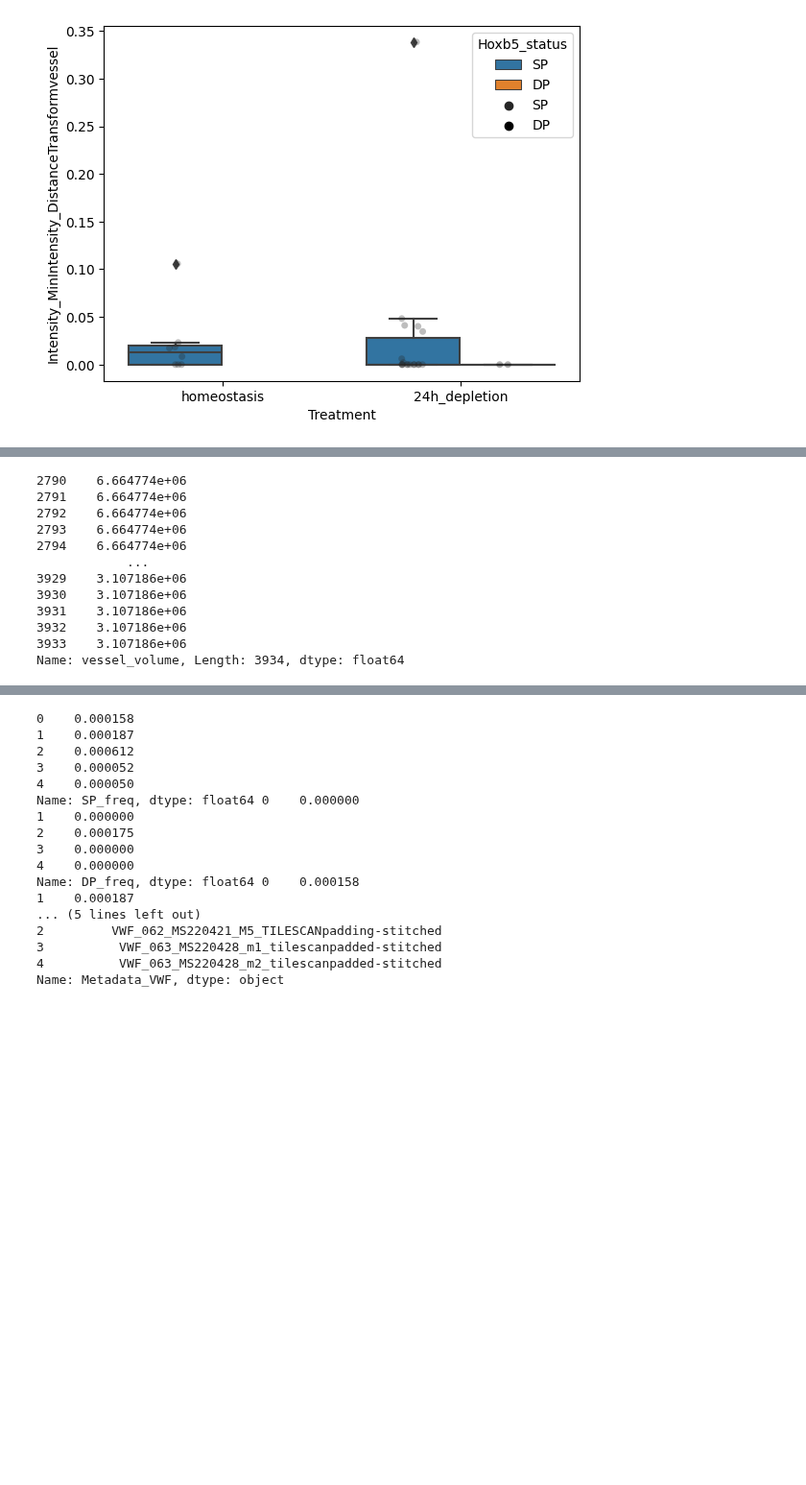
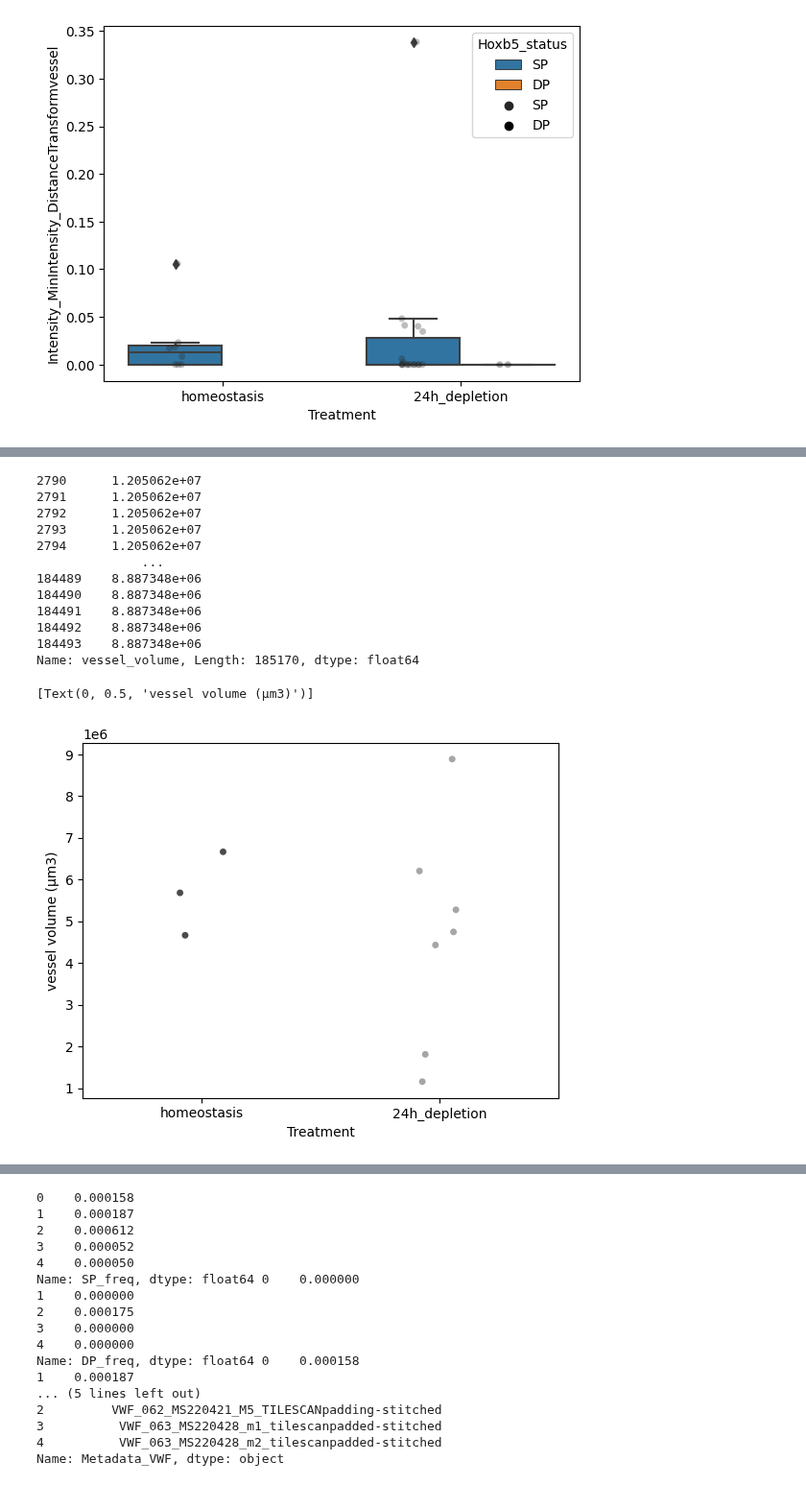
Before and after one commit to Mas515/Image_analysis, a Jupyter notebook: IVMtilescans_plot.ipynb, the cells around one changed output, grey strips where cells are left out. Shown at 96% size. Cells and saved outputs as stored; diff of their text form; code cells hidden in the pictures; blank space fills up the shorter version.

```diff
--- a/IVMtilescans_plot.ipynb
+++ b/IVMtilescans_plot.ipynb
@@ -188,37 +188,54 @@ Name: BM_volume, Length: 9026, dtype: float64
 # %%
 #Calculate vessel volume
 file_list=[]
 folderpath='/Users/secchim/Downloads/CellProfiler/TilescanKuO/test_cp_output/output_tilescansv2'
 for root,dirs, files in os.walk(folderpath):
     for file in files:
         if file.endswith('AF647.csv'):
             # file_list.append(os.path.join(root,file))
             dataAF647=pd.read_csv(os.path.join(root,file), index_col=None, header=0)
             file_list.append(dataAF647)
 
 dataAF647=pd.concat(file_list, axis =0, ignore_index=True)
 # print(dataAF647)
 
 grouped=dataAF647.groupby(['Metadata_VWF'])
 dflist=[]
 for i, newdf in grouped:
     newdf['vessel_volume']=(newdf['AreaShape_Volume'].sum())/(0.829*0.829*3)
     dflist.append(newdf)
 dataAF647=pd.concat(dflist)
 print(dataAF647['vessel_volume'])
+
+#importing the metadata
+metadata=pd.read_csv('/Users/secchim/Documents/230713merged_metadata_and_mice.csv')
+dataAF647['FileID']=dataAF647['Metadata_VWF'].str[0:19]
+# print(dataAF647['FileID'])
+
+dataAF647=pd.merge(dataAF647, metadata[:], on = 'FileID')
+dataAF647=dataAF647[dataAF647['Treatment']!='old_homeostasis']
+dataAF647=dataAF647[dataAF647['Treatment']!='plt_depletion']
+dataAF647=dataAF647[['Metadata_VWF','vessel_volume','Treatment']].drop_duplicates()
+
+g=sns.stripplot(x=("Treatment"), hue='Treatment', y="vessel_volume", data=dataAF647, alpha=0.7, palette=['black','grey'], hue_order=('homeostasis','24h_depletion'))
+# plt.legend(title='Cell type', loc='upper center', labels=['Hoxb5+Vwf+', 'Hoxb5+Vwf-'])
+plt.legend([], [], frameon=False)
+g.set(ylabel='vessel volume (µm3)')
 # %% [output]
-2790    6.664774e+06
-2791    6.664774e+06
-2792    6.664774e+06
-2793    6.664774e+06
-2794    6.664774e+06
-            ...
-3929    3.107186e+06
-3930    3.107186e+06
-3931    3.107186e+06
-3932    3.107186e+06
-3933    3.107186e+06
-Name: vessel_volume, Length: 3934, dtype: float64
+2790      1.205062e+07
+2791      1.205062e+07
+2792      1.205062e+07
+2793      1.205062e+07
+2794      1.205062e+07
+              ...
+184489    8.887348e+06
+184490    8.887348e+06
+184491    8.887348e+06
+184492    8.887348e+06
+184493    8.887348e+06
+Name: vessel_volume, Length: 185170, dtype: float64
+[Text(0, 0.5, 'vessel volume (µm3)')]
+[figure, added]
 # %%
 #Merge dataIlastik and dataAF647
 dataI=dataIlastik[['BM_volume','Metadata_VWF']]
```
Also changed, not shown: parts of 6 cells of this notebook.
